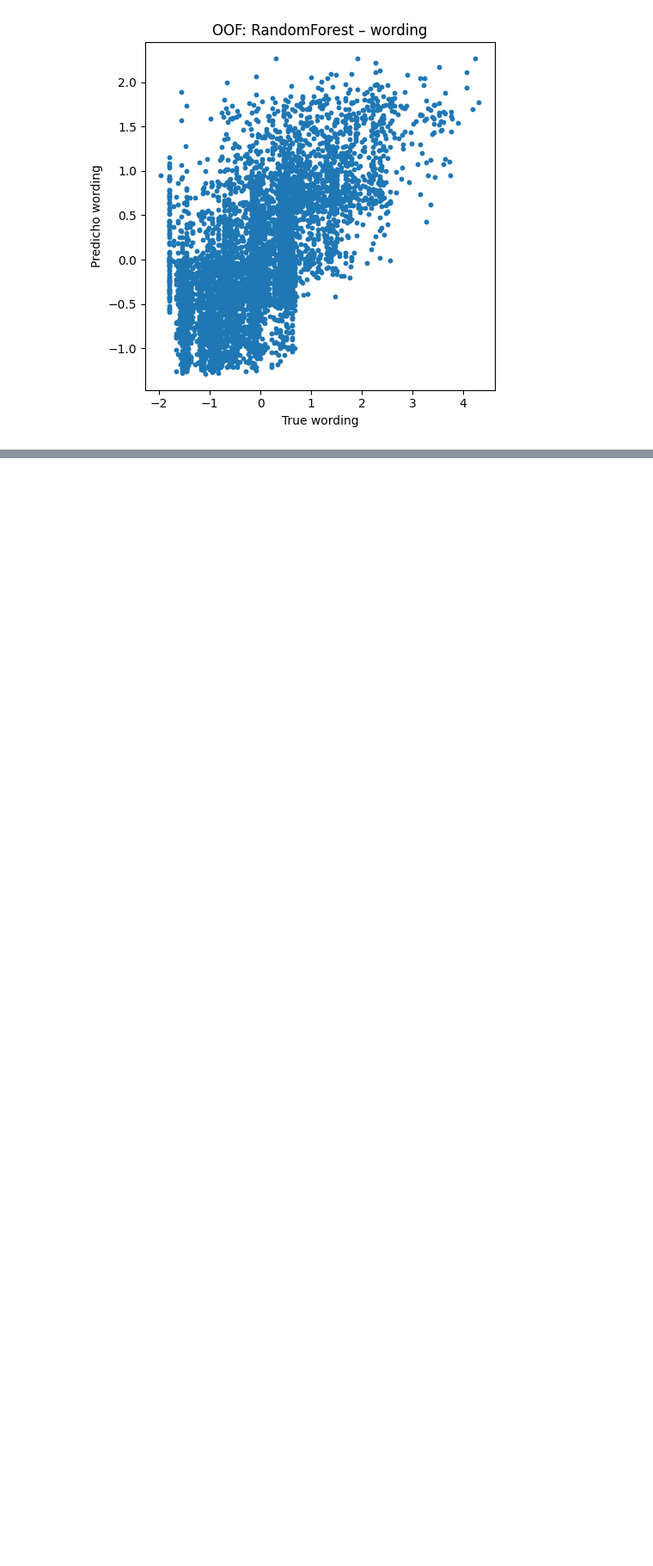
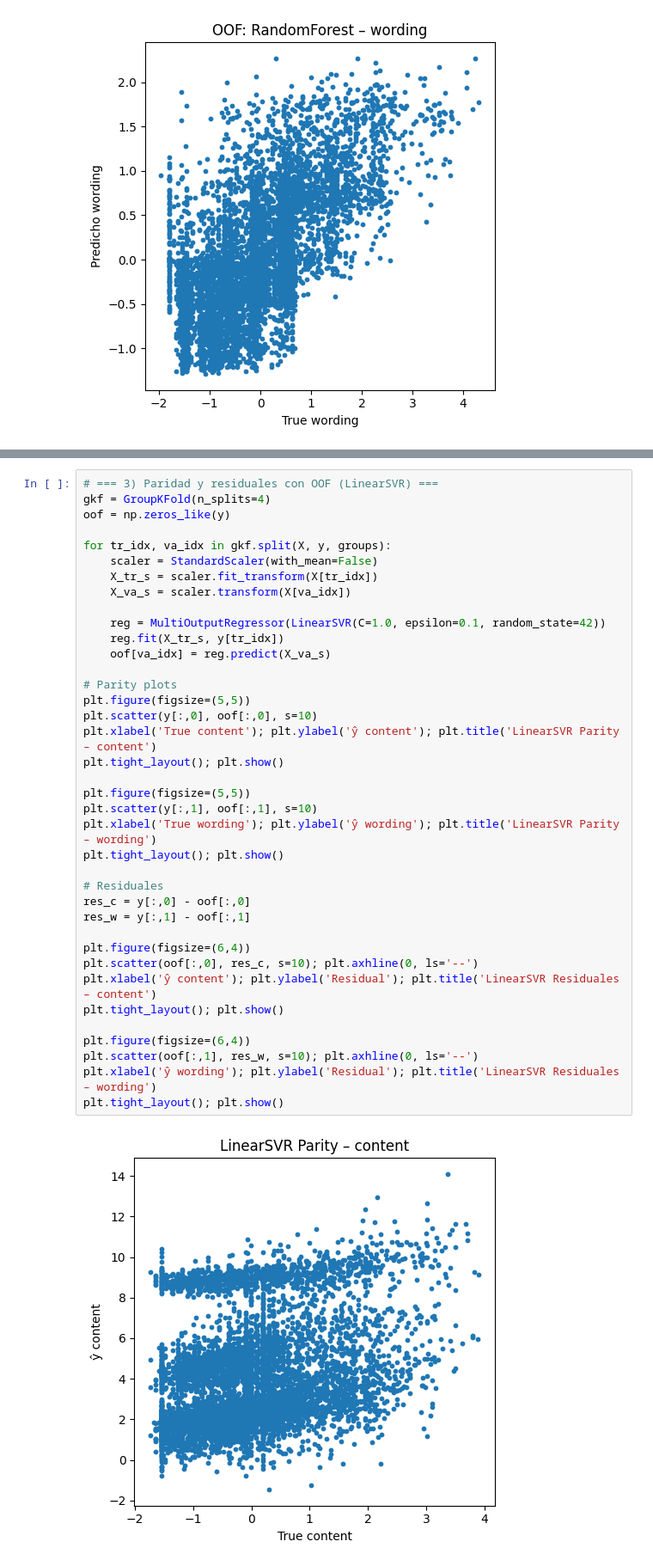
Before and after one commit to Saiyan-Javi/Proyecto2DS, a Jupyter notebook: Proyecto2DS.ipynb, the cells around one changed output, grey strips where cells are left out. Shown: that part at 86% size. Drawn from its saved outputs; the diff is of its cells as text; blank space fills up the shorter version.

```diff
--- a/Proyecto2DS.ipynb
+++ b/Proyecto2DS.ipynb
@@ -277,0 +676,40 @@ plt.tight_layout(); plt.show()
+# %%
+# === 3) Paridad y residuales con OOF (LinearSVR) ===
+gkf = GroupKFold(n_splits=4)
+oof = np.zeros_like(y)
+
+for tr_idx, va_idx in gkf.split(X, y, groups):
+    scaler = StandardScaler(with_mean=False)
+    X_tr_s = scaler.fit_transform(X[tr_idx])
+    X_va_s = scaler.transform(X[va_idx])
+
+    reg = MultiOutputRegressor(LinearSVR(C=1.0, epsilon=0.1, random_state=42))
+    reg.fit(X_tr_s, y[tr_idx])
+    oof[va_idx] = reg.predict(X_va_s)
+
+# Parity plots
+plt.figure(figsize=(5,5))
+plt.scatter(y[:,0], oof[:,0], s=10)
+plt.xlabel('True content'); plt.ylabel('ŷ content'); plt.title('LinearSVR Parity – content')
+plt.tight_layout(); plt.show()
+
+plt.figure(figsize=(5,5))
+plt.scatter(y[:,1], oof[:,1], s=10)
+plt.xlabel('True wording'); plt.ylabel('ŷ wording'); plt.title('LinearSVR Parity – wording')
+plt.tight_layout(); plt.show()
+
+# Residuales
+res_c = y[:,0] - oof[:,0]
+res_w = y[:,1] - oof[:,1]
+
+plt.figure(figsize=(6,4))
+plt.scatter(oof[:,0], res_c, s=10); plt.axhline(0, ls='--')
+plt.xlabel('ŷ content'); plt.ylabel('Residual'); plt.title('LinearSVR Residuales – content')
+plt.tight_layout(); plt.show()
+
+plt.figure(figsize=(6,4))
+plt.scatter(oof[:,1], res_w, s=10); plt.axhline(0, ls='--')
+plt.xlabel('ŷ wording'); plt.ylabel('Residual'); plt.title('LinearSVR Residuales – wording')
+plt.tight_layout(); plt.show()
+# %% [output]
+[figure, added]
```
Also changed, not shown: parts of 14 cells of this notebook.
